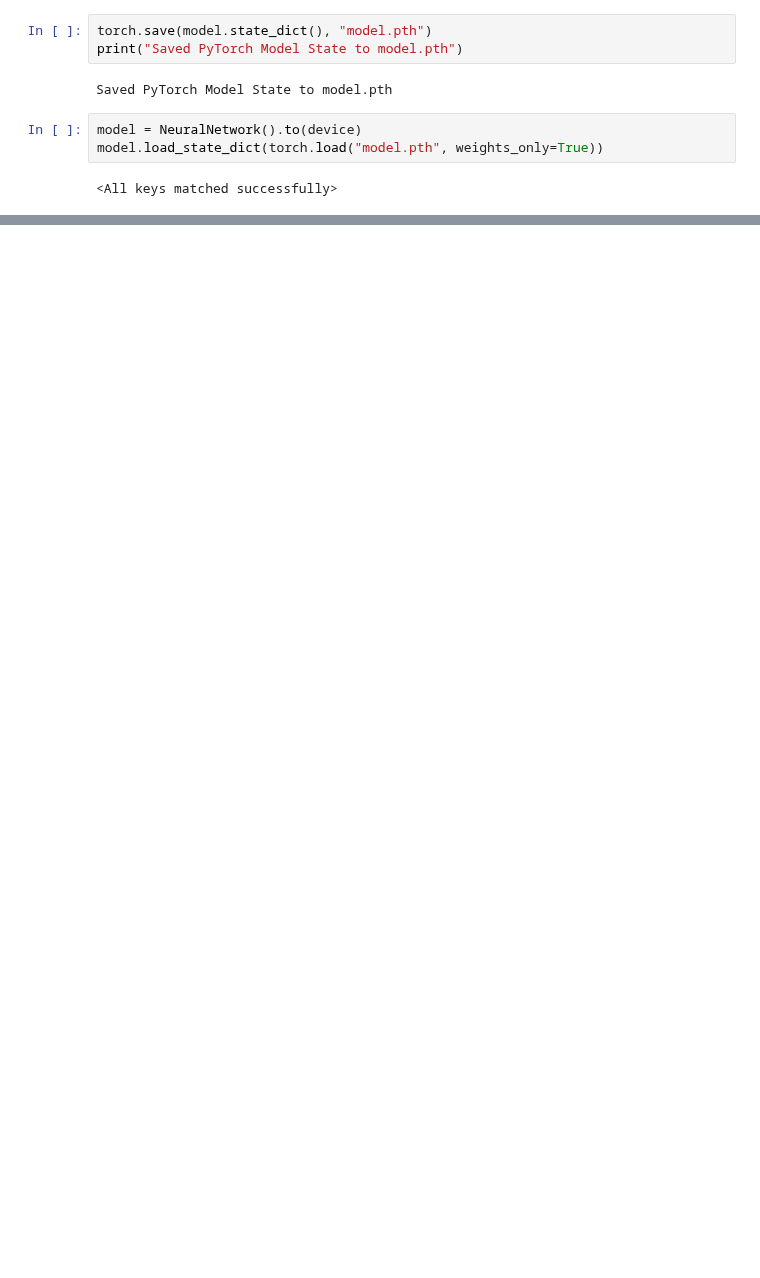
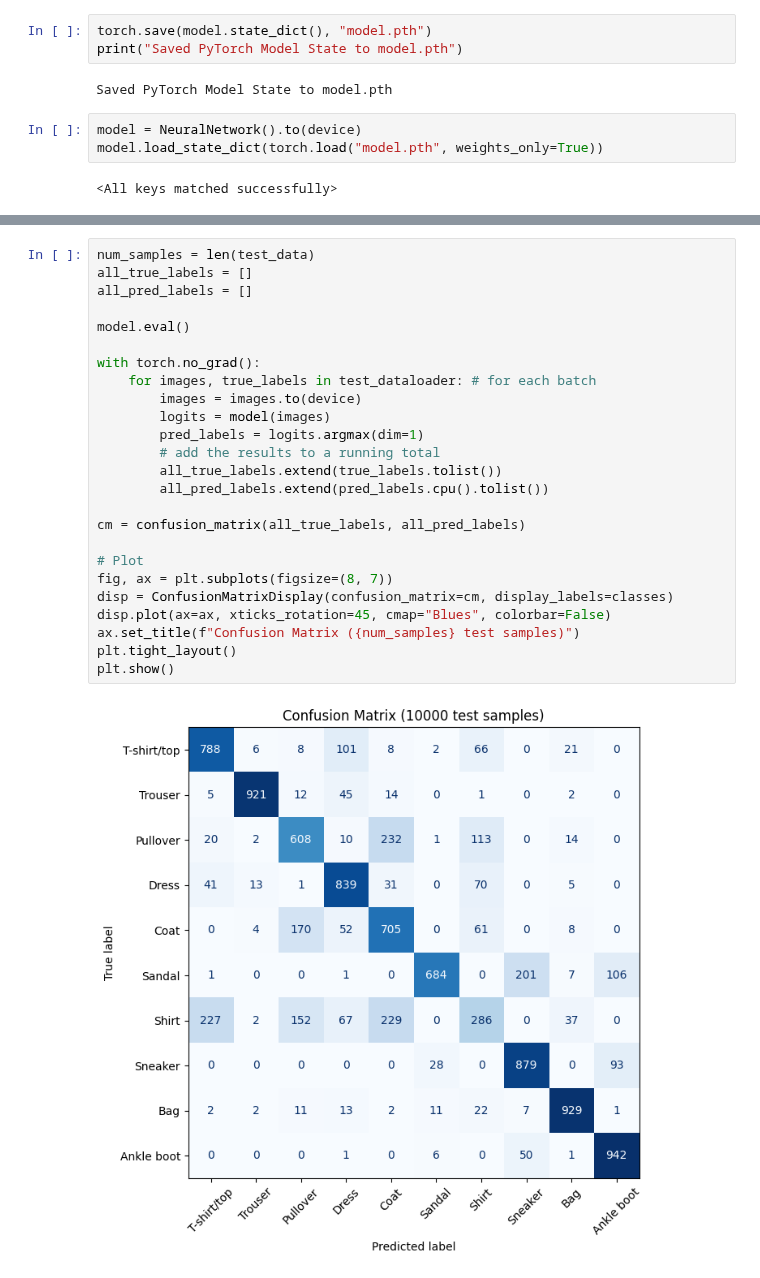
Before and after one commit to paderevski/ML-curriculum, a Jupyter notebook: notebooks/13-transformers-generative/PytorchTutorial.ipynb, the cells around one changed output, grey strips where cells are left out. Saved outputs shown, nothing was run; the diff lists cells and outputs as text; blank space fills up the shorter version.

```diff
--- a/notebooks/13-transformers-generative/PytorchTutorial.ipynb
+++ b/notebooks/13-transformers-generative/PytorchTutorial.ipynb
@@ -175,0 +292,27 @@ Predicted: "Ankle boot", Actual: "Ankle boot"
+# %%
+num_samples = len(test_data)
+all_true_labels = []
+all_pred_labels = []
+
+model.eval()
+
+with torch.no_grad():
+    for images, true_labels in test_dataloader: # for each batch
+        images = images.to(device)
+        logits = model(images)
+        pred_labels = logits.argmax(dim=1)
+        # add the results to a running total
+        all_true_labels.extend(true_labels.tolist())
+        all_pred_labels.extend(pred_labels.cpu().tolist())
+
+cm = confusion_matrix(all_true_labels, all_pred_labels)
+
+# Plot
+fig, ax = plt.subplots(figsize=(8, 7))
+disp = ConfusionMatrixDisplay(confusion_matrix=cm, display_labels=classes)
+disp.plot(ax=ax, xticks_rotation=45, cmap="Blues", colorbar=False)
+ax.set_title(f"Confusion Matrix ({num_samples} test samples)")
+plt.tight_layout()
+plt.show()
+# %% [output]
+[figure, added]
```
Also changed, not shown: parts of 16 cells of this notebook, 3 other files.
